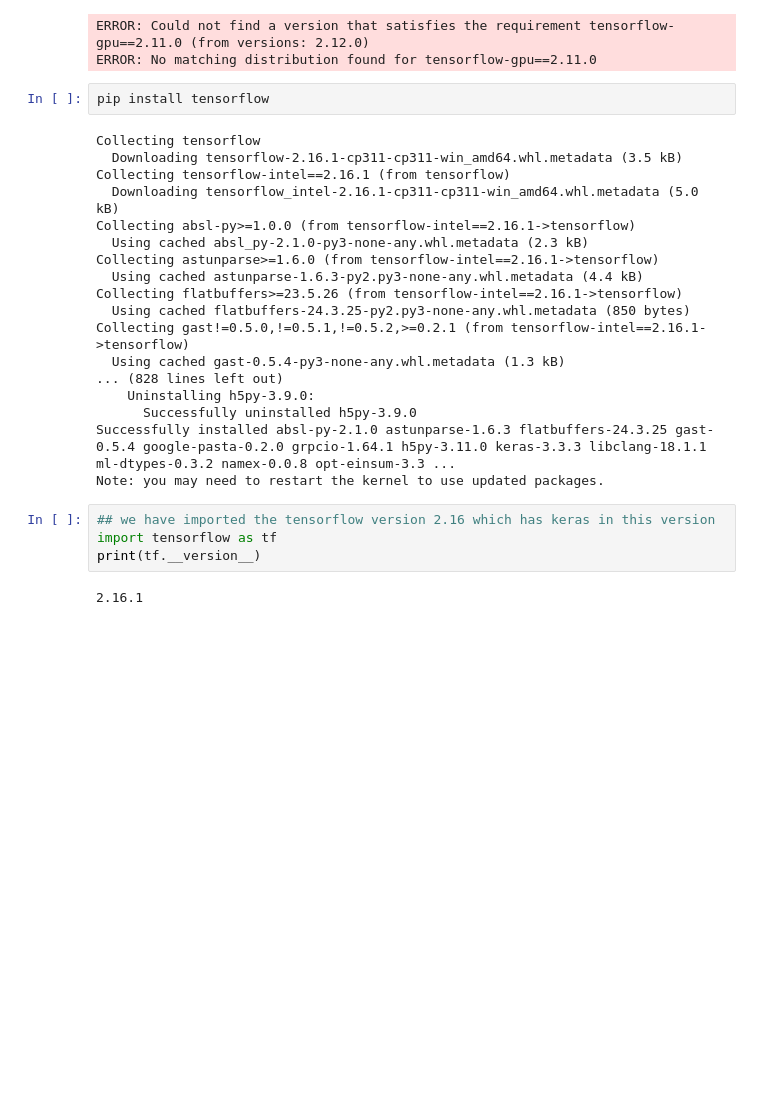
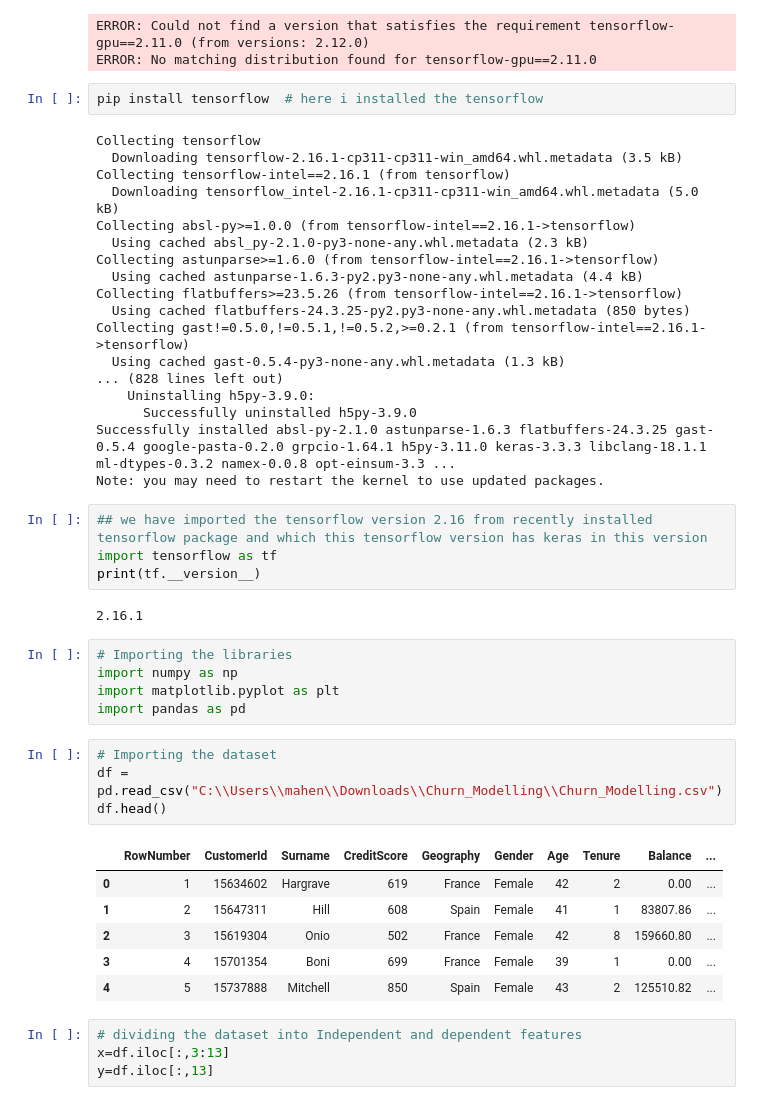
Before and after one commit to mahendra867/ANN-Architecture-code, a Jupyter notebook: ANN Problem statement.ipynb, the cells around one changed output. Cells and saved outputs as stored; diff of their text form; blank space fills up the shorter version.

```diff
--- a/ANN Problem statement.ipynb
+++ b/ANN Problem statement.ipynb
@@ -28,7 +32,7 @@ Note: you may need to restart the kernel to use updated packages.
 ERROR: Could not find a version that satisfies the requirement tensorflow-gpu==2.11.0 (from versions: 2.12.0)
 ERROR: No matching distribution found for tensorflow-gpu==2.11.0
 # %%
-pip install tensorflow
+pip install tensorflow  # here i installed the tensorflow
 # %% [output]
 Collecting tensorflow
   Downloading tensorflow-2.16.1-cp311-cp311-win_amd64.whl.metadata (3.5 kB)
@@ -48,8 +52,28 @@ Collecting gast!=0.5.0,!=0.5.1,!=0.5.2,>=0.2.1 (from tensorflow-intel==2.16.1->t
 Successfully installed absl-py-2.1.0 astunparse-1.6.3 flatbuffers-24.3.25 gast-0.5.4 google-pasta-0.2.0 grpcio-1.64.1 h5py-3.11.0 keras-3.3.3 libclang-18.1.1 ml-dtypes-0.3.2 namex-0.0.8 opt-einsum-3.3 ...
 Note: you may need to restart the kernel to use updated packages.
 # %%
-## we have imported the tensorflow version 2.16 which has keras in this version
+## we have imported the tensorflow version 2.16 from recently installed tensorflow package and which this tensorflow version has keras in this version
 import tensorflow as tf
 print(tf.__version__)
 # %% [output]
 2.16.1
+# %%
+# Importing the libraries
+import numpy as np
+import matplotlib.pyplot as plt
+import pandas as pd
+# %%
+# Importing the dataset
+df = pd.read_csv("C:\\Users\\mahen\\Downloads\\Churn_Modelling\\Churn_Modelling.csv")
+df.head()
+# %% [output]
+|  | RowNumber | CustomerId | Surname | CreditScore | Geography | Gender | Age | Tenure | Balance | ... |
+| 0 | 1 | 15634602 | Hargrave | 619 | France | Female | 42 | 2 | 0.00 | ... |
+| 1 | 2 | 15647311 | Hill | 608 | Spain | Female | 41 | 1 | 83807.86 | ... |
+| 2 | 3 | 15619304 | Onio | 502 | France | Female | 42 | 8 | 159660.80 | ... |
+| 3 | 4 | 15701354 | Boni | 699 | France | Female | 39 | 1 | 0.00 | ... |
+| 4 | 5 | 15737888 | Mitchell | 850 | Spain | Female | 43 | 2 | 125510.82 | ... |
+# %%
+# dividing the dataset into Independent and dependent features
+x=df.iloc[:,3:13]
+y=df.iloc[:,13]
```
Also changed, not shown: parts of 31 cells of this notebook.
